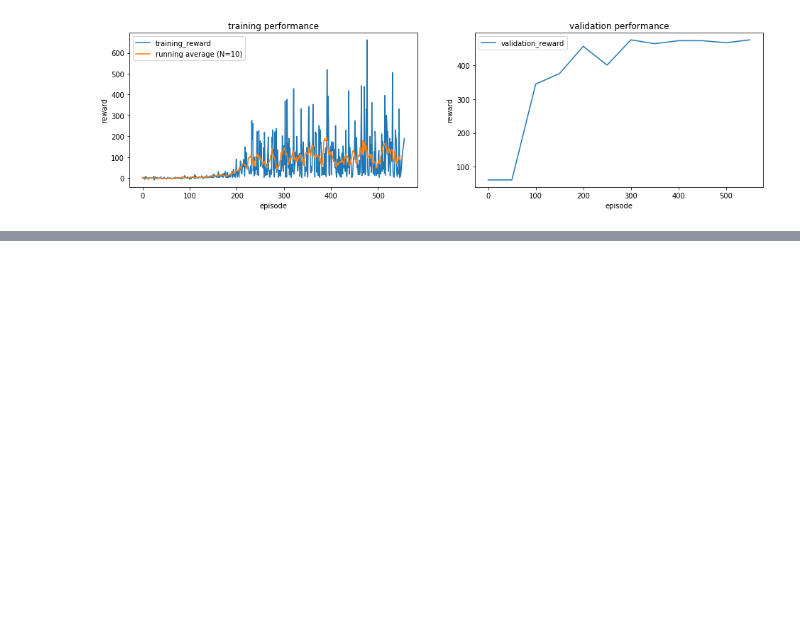
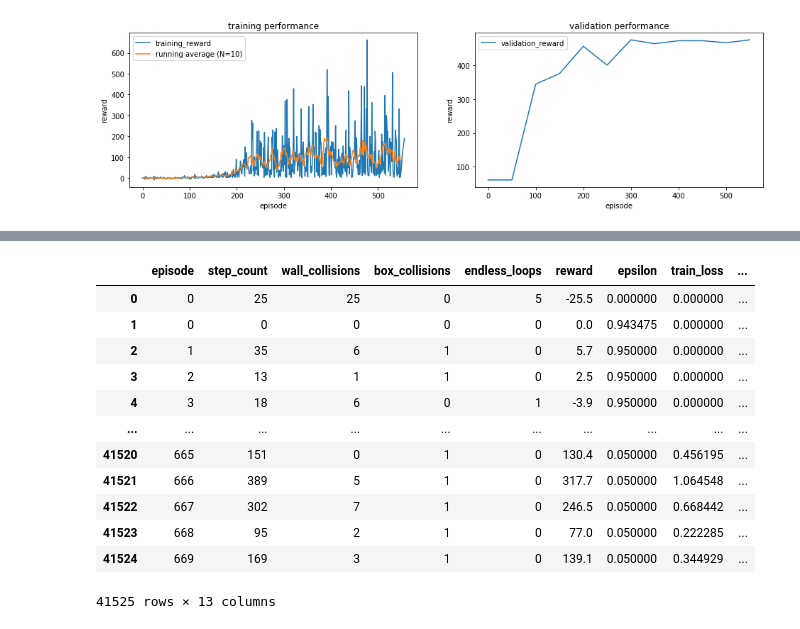
Before and after one commit to neuralcodinglab/RL-mobility, a Jupyter notebook: Python/Experiments/Experiment 1 [LR 8e-4 Gamma 5e-1].ipynb, the cells around one changed output, grey strips where cells are left out. Saved outputs shown, nothing was run; the diff lists cells and outputs as text; code cells hidden in the pictures; blank space fills up the shorter version.

```diff
--- a/Python/Experiments/Experiment 1 [LR 8e-4 Gamma 5e-1].ipynb
+++ b/Python/Experiments/Experiment 1 [LR 8e-4 Gamma 5e-1].ipynb
@@ -542 +661,17 @@ for y in ['reward', 'step_count', 'wall_collisions', 'box_collisions', 'endless_
 [figure]
+# %%
+all_stats
+# %% [output]
+|  | episode | step_count | wall_collisions | box_collisions | endless_loops | reward | epsilon | train_loss | ... |
+| 0 | 0 | 25 | 25 | 0 | 5 | -25.5 | 0.000000 | 0.000000 | ... |
+| 1 | 0 | 0 | 0 | 0 | 0 | 0.0 | 0.943475 | 0.000000 | ... |
+| 2 | 1 | 35 | 6 | 1 | 0 | 5.7 | 0.950000 | 0.000000 | ... |
+| 3 | 2 | 13 | 1 | 1 | 0 | 2.5 | 0.950000 | 0.000000 | ... |
+| 4 | 3 | 18 | 6 | 0 | 1 | -3.9 | 0.950000 | 0.000000 | ... |
+| ... | ... | ... | ... | ... | ... | ... | ... | ... | ... |
+| 41520 | 665 | 151 | 0 | 1 | 0 | 130.4 | 0.050000 | 0.456195 | ... |
+| 41521 | 666 | 389 | 5 | 1 | 0 | 317.7 | 0.050000 | 1.064548 | ... |
+| 41522 | 667 | 302 | 7 | 1 | 0 | 246.5 | 0.050000 | 0.668442 | ... |
+| 41523 | 668 | 95 | 2 | 1 | 0 | 77.0 | 0.050000 | 0.222285 | ... |
+| 41524 | 669 | 169 | 3 | 1 | 0 | 139.1 | 0.050000 | 0.344929 | ... |
+41525 rows × 13 columns
```
Also changed, not shown: parts of 12 cells of this notebook.
